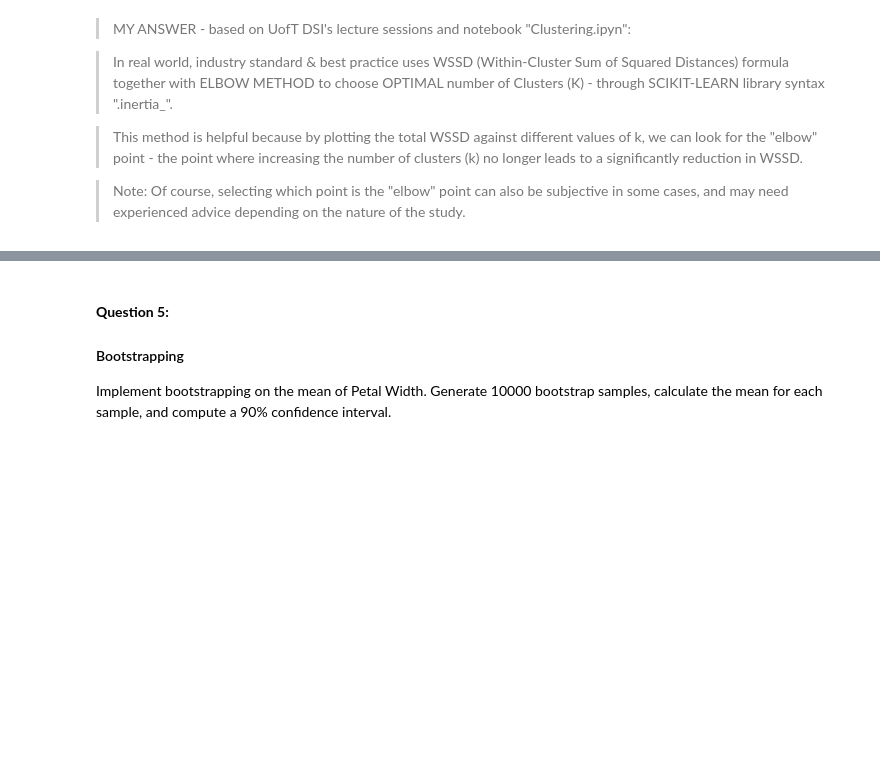
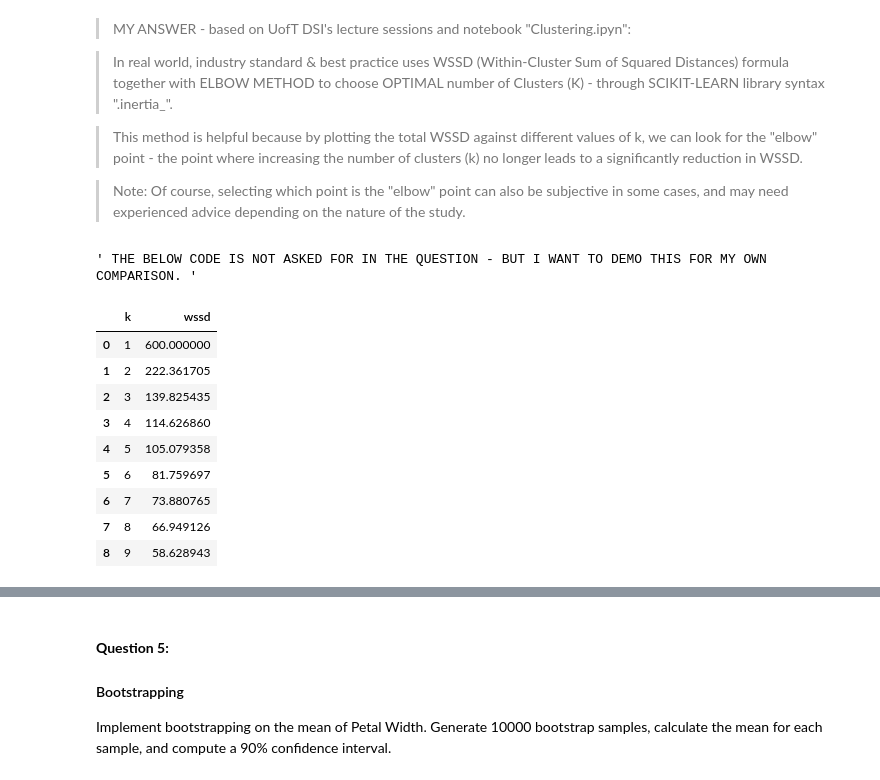
Before and after one commit to nlyca22/applying_statistical_concepts, a Jupyter notebook: 02_activities/assignments/assignment_3.ipynb, the cells around one changed output, grey strips where cells are left out. Drawn from its saved outputs; the diff is of its cells as text; code cells hidden in the pictures; blank space fills up the shorter version.

```diff
--- a/02_activities/assignments/assignment_3.ipynb
+++ b/02_activities/assignments/assignment_3.ipynb
@@ -255,3 +259,45 @@ We chose `k=3` for the number of clusters arbitrarily. However, in a real-world
 > This method is helpful because by plotting the total WSSD against different values of k, we can look for the "elbow" point - the point where increasing the number of clusters (k) no longer leads to a significantly reduction in WSSD.
 
 > Note: Of course, selecting which point is the "elbow" point can also be subjective in some cases, and may need experienced advice depending on the nature of the study.
+# %%
+''' THE BELOW CODE IS NOT ASKED FOR IN THE QUESTION - BUT I WANT TO DEMO THIS FOR MY OWN COMPARISON. '''
+# %% [output]
+' THE BELOW CODE IS NOT ASKED FOR IN THE QUESTION - BUT I WANT TO DEMO THIS FOR MY OWN COMPARISON. '
+# %%
+''' MY EXTRA WORK FOR PERSONAL PRACTICE: '''
+
+# Utilising the WSSD code (given in notebook "Clustering.ipynb") for the Iris dataset:
+
+# Initialize an empty list to store the WSSD values
+wssd_list = []
+
+# Loop through values of k from 1 to 10 (feel free to adjust this range).
+for k in range(1, 10):
+
+    # Perform K-means clustering
+    elbow_kmeans = KMeans(n_clusters=k, random_state=12345)
+    elbow_kmeans.fit(scaled_iris_df)
+
+
+    # Append the WSSD (inertia) to the wssd_list
+    wssd_list.append(elbow_kmeans.inertia_)
+
+# Create a DataFrame
+iris_clust_ks = pd.DataFrame({
+    "k": range(1, 10),  # List of k values
+    "wssd": wssd_list  # List of WSSD values from the loop
+})
+
+# Display the DataFrame
+iris_clust_ks
+# %% [output]
+|  | k | wssd |
+| 0 | 1 | 600.000000 |
+| 1 | 2 | 222.361705 |
+| 2 | 3 | 139.825435 |
+| 3 | 4 | 114.626860 |
+| 4 | 5 | 105.079358 |
+| 5 | 6 | 81.759697 |
+| 6 | 7 | 73.880765 |
+| 7 | 8 | 66.949126 |
+| 8 | 9 | 58.628943 |
```
Also changed, not shown: parts of 9 cells of this notebook.
